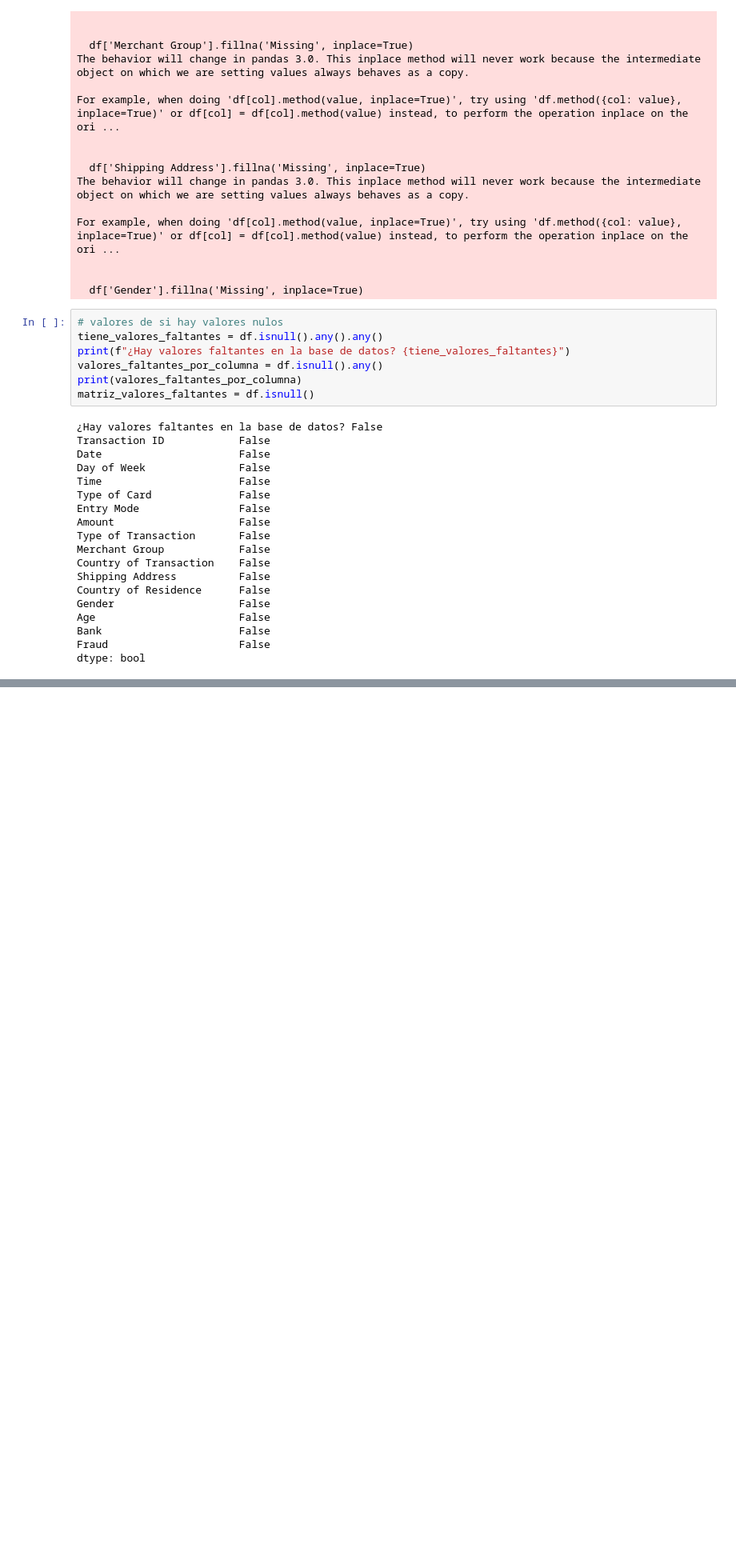
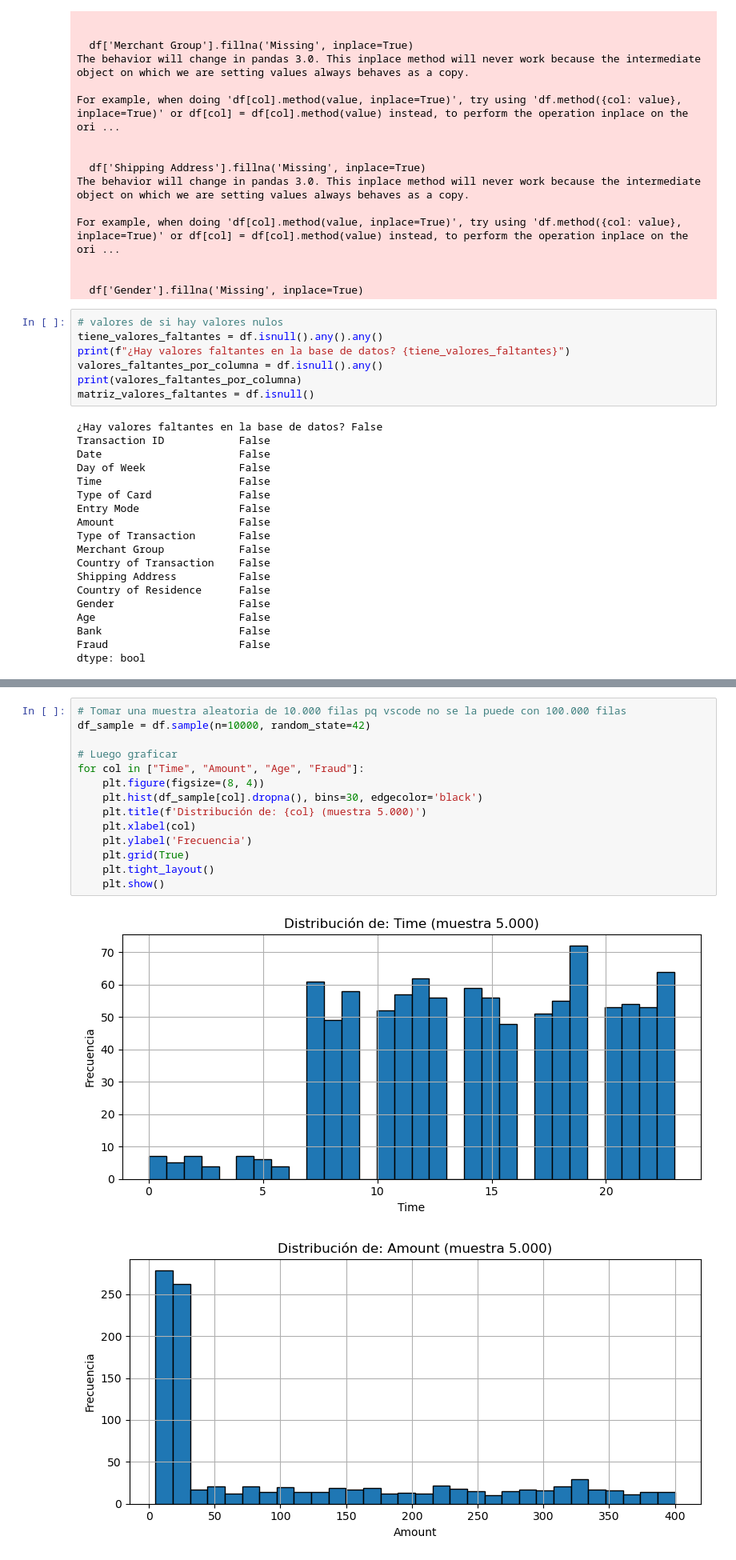
Before and after one commit to Piter3214/p_ia, a Jupyter notebook: Proyecto_ia.ipynb, the cells around one changed output, grey strips where cells are left out. Shown at 80% size. Drawn from its saved outputs; the diff is of its cells as text; blank space fills up the shorter version.

```diff
--- a/Proyecto_ia.ipynb
+++ b/Proyecto_ia.ipynb
@@ -178,0 +228,17 @@ dtype: bool
+# %%
+# Tomar una muestra aleatoria de 10.000 filas pq vscode no se la puede con 100.000 filas
+df_sample = df.sample(n=10000, random_state=42)
+
+# Luego graficar
+for col in ["Time", "Amount", "Age", "Fraud"]:
+    plt.figure(figsize=(8, 4))
+    plt.hist(df_sample[col].dropna(), bins=30, edgecolor='black')
+    plt.title(f'Distribución de: {col} (muestra 5.000)')
+    plt.xlabel(col)
+    plt.ylabel('Frecuencia')
+    plt.grid(True)
+    plt.tight_layout()
+    plt.show()
+# %% [output]
+[figure, added]
+[figure, added]
```
Also changed, not shown: parts of 6 cells of this notebook.
